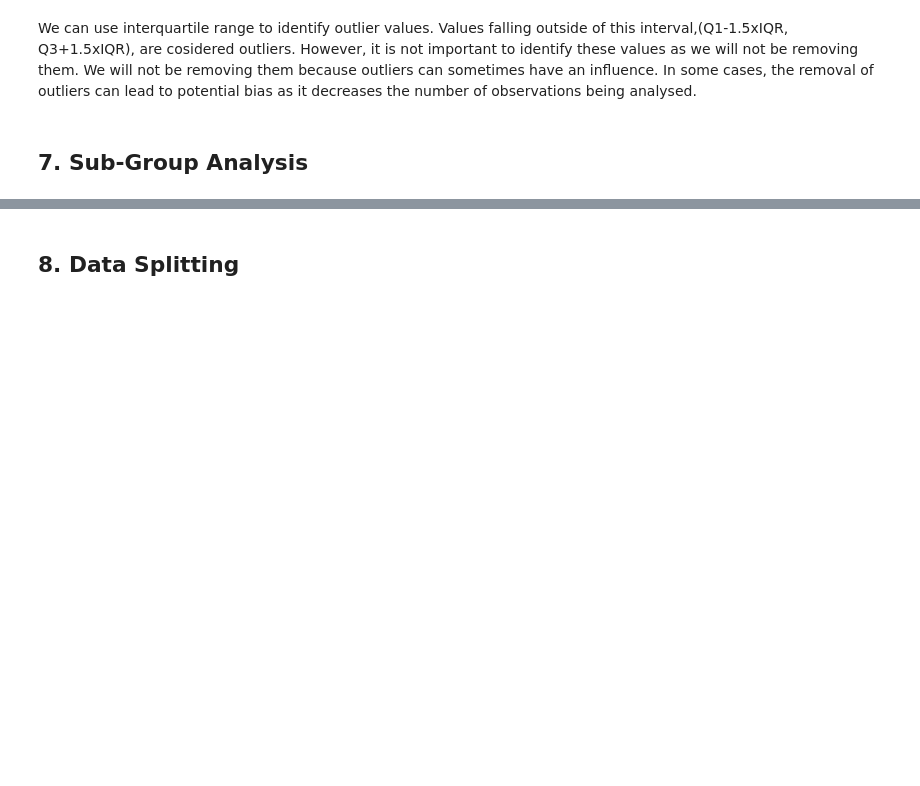
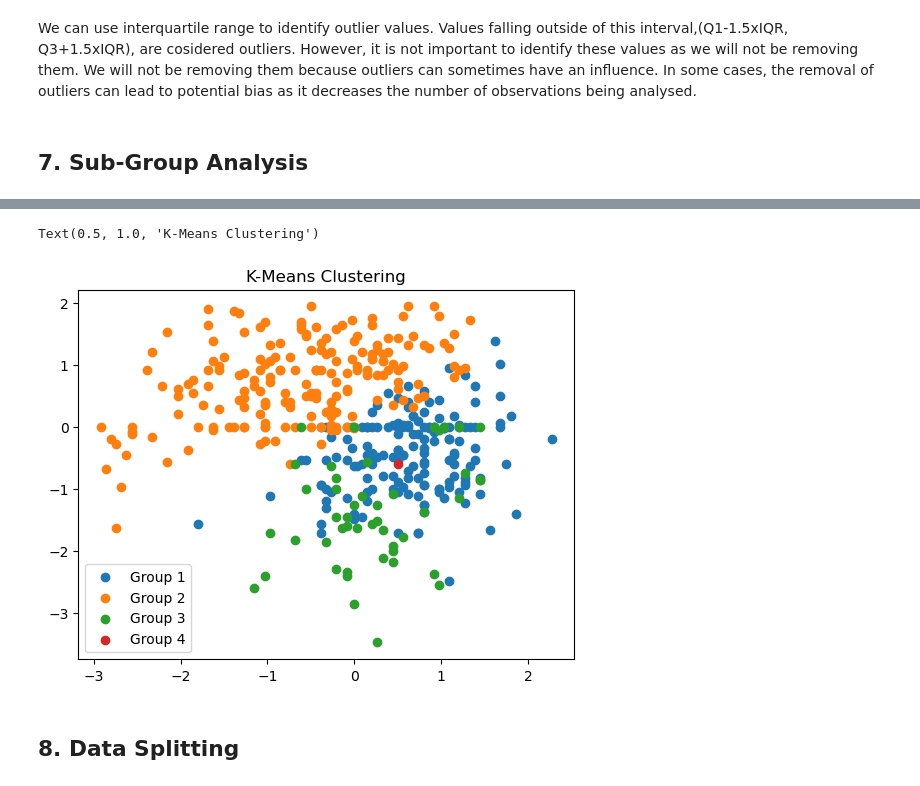
Before and after one commit to rkazim/demo1, a Jupyter notebook: assignment6.ipynb, the cells around one changed output, grey strips where cells are left out. Drawn from its saved outputs; the diff is of its cells as text; code cells hidden in the pictures; blank space fills up the shorter version.

```diff
--- a/assignment6.ipynb
+++ b/assignment6.ipynb
@@ -181,0 +187,5 @@ Q3+1.5xIQR), are cosidered outliers. However, it is not important to identify th
+# %%
+km = KMeans(n_clusters=4)
+y_label = km.fit_predict(x)
+x_values = np.array(x)
+x_values
@@ -182,2 +206,12 @@ Q3+1.5xIQR), are cosidered outliers. However, it is not important to identify th
+# %%
+plt.scatter(x_values[y_label == 0,0], x_values[y_label == 0,1], label = "Group 1")
+plt.scatter(x_values[y_label == 1,0], x_values[y_label == 1,1], label = "Group 2")
+plt.scatter(x_values[y_label == 2,0], x_values[y_label == 2,1], label = "Group 3")
+plt.scatter(x_values[y_label == 3,0], x_values[y_label == 3,1], label = "Group 4")
+plt.legend()
+plt.title("K-Means Clustering")
+# %% [output]
+Text(0.5, 1.0, 'K-Means Clustering')
+[figure, added]
 # %% [markdown]
 ## 8. Data Splitting
```
Also changed, not shown: parts of 14 cells of this notebook.
